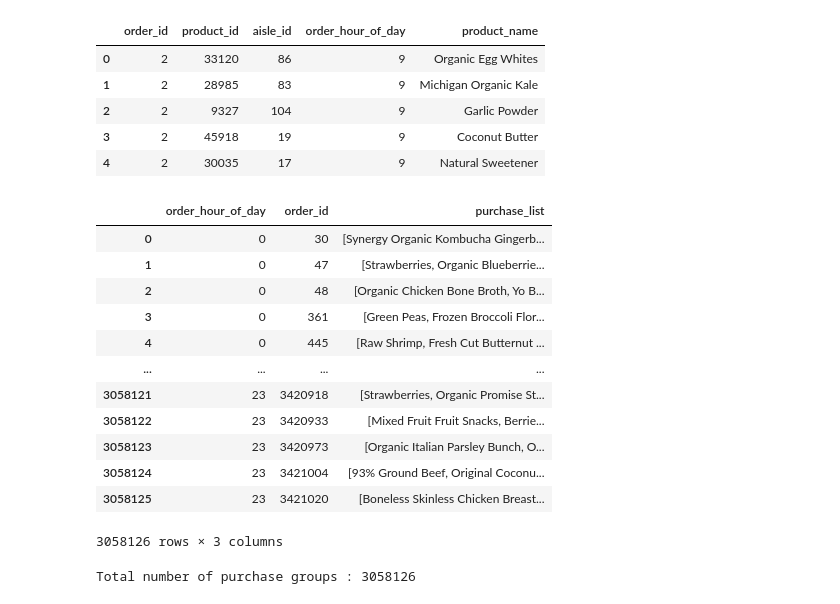
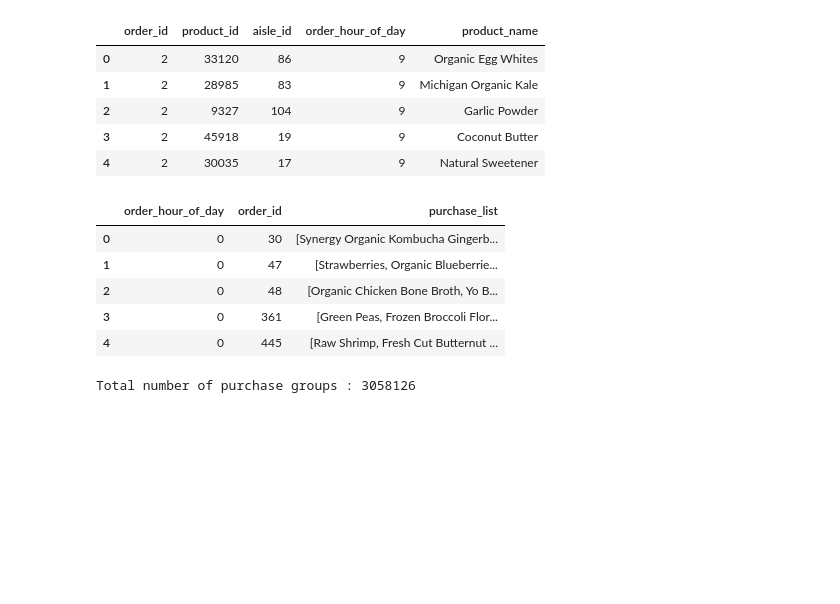
Before and after one commit to kwonowk/market-basket-analysis, a Jupyter notebook: instacart_analysis.ipynb, the cells around one changed output. Saved outputs shown, nothing was run; the diff lists cells and outputs as text; code cells hidden in the pictures; blank space fills up the shorter version.

```diff
--- a/instacart_analysis.ipynb
+++ b/instacart_analysis.ipynb
@@ -14,6 +14,5 @@ aisles = pd.read_csv('aisles.csv')
 departments = pd.read_csv('departments.csv')
 orders = pd.read_csv('orders.csv')
 products = pd.read_csv('products.csv')
-order_products_prior = pd.read_csv('order_products__prior.csv')
-# order_products_train = pd.read_csv('order_products__train.csv') # to be used later
+order_products = pd.read_csv('order_products__prior.csv')
 # %%
@@ -285,7 +278,7 @@ products
 49688 rows × 4 columns
 # %%
 # Omitting aisles and departments for now as they contain labels of data
-transactions = order_products_prior.merge(orders, on = 'order_id', how = 'left')
+transactions = order_products.merge(orders, on = 'order_id', how = 'left')
 transactions = transactions.merge(products.drop(columns = 'product_name'), on = 'product_id', how = 'left')
 transactions.head()
 # %% [output]
@@ -380,25 +366,18 @@ purchases.head()
 # %%
 # Using groups of purchases with product names for easier identification
 product_list = (purchases.groupby(['order_hour_of_day','order_id'])['product_name']
                          .agg(lambda x: list(x))
                          .reset_index()
                          .rename(columns={'product_name':'purchase_list'})
                          .dropna())
-product_list
+product_list.head()
 # %% [output]
 |  | order_hour_of_day | order_id | purchase_list |
 | 0 | 0 | 30 | [Synergy Organic Kombucha Gingerb... |
 | 1 | 0 | 47 | [Strawberries, Organic Blueberrie... |
 | 2 | 0 | 48 | [Organic Chicken Bone Broth, Yo B... |
 | 3 | 0 | 361 | [Green Peas, Frozen Broccoli Flor... |
 | 4 | 0 | 445 | [Raw Shrimp, Fresh Cut Butternut ... |
-| ... | ... | ... | ... |
-| 3058121 | 23 | 3420918 | [Strawberries, Organic Promise St... |
-| 3058122 | 23 | 3420933 | [Mixed Fruit Fruit Snacks, Berrie... |
-| 3058123 | 23 | 3420973 | [Organic Italian Parsley Bunch, O... |
-| 3058124 | 23 | 3421004 | [93% Ground Beef, Original Coconu... |
-| 3058125 | 23 | 3421020 | [Boneless Skinless Chicken Breast... |
-3058126 rows × 3 columns
 # %%
 # Converting series into nested list
 def series_to_list(df):
```
Also changed, not shown: parts of 25 cells of this notebook.
